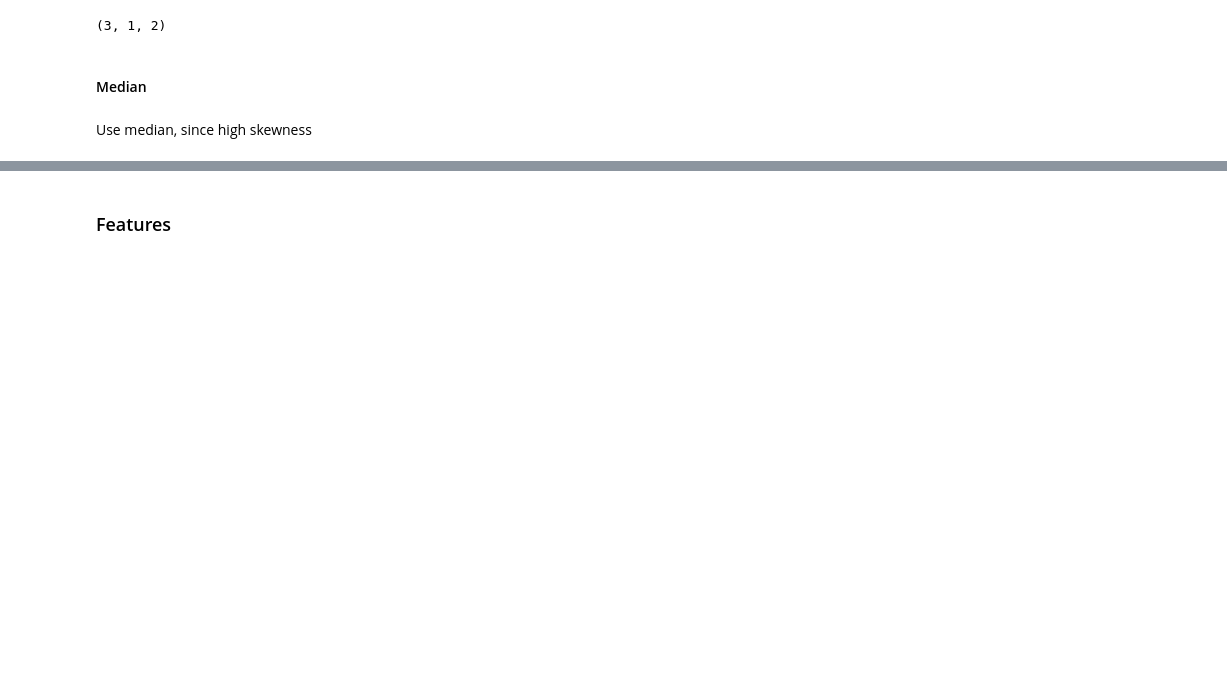
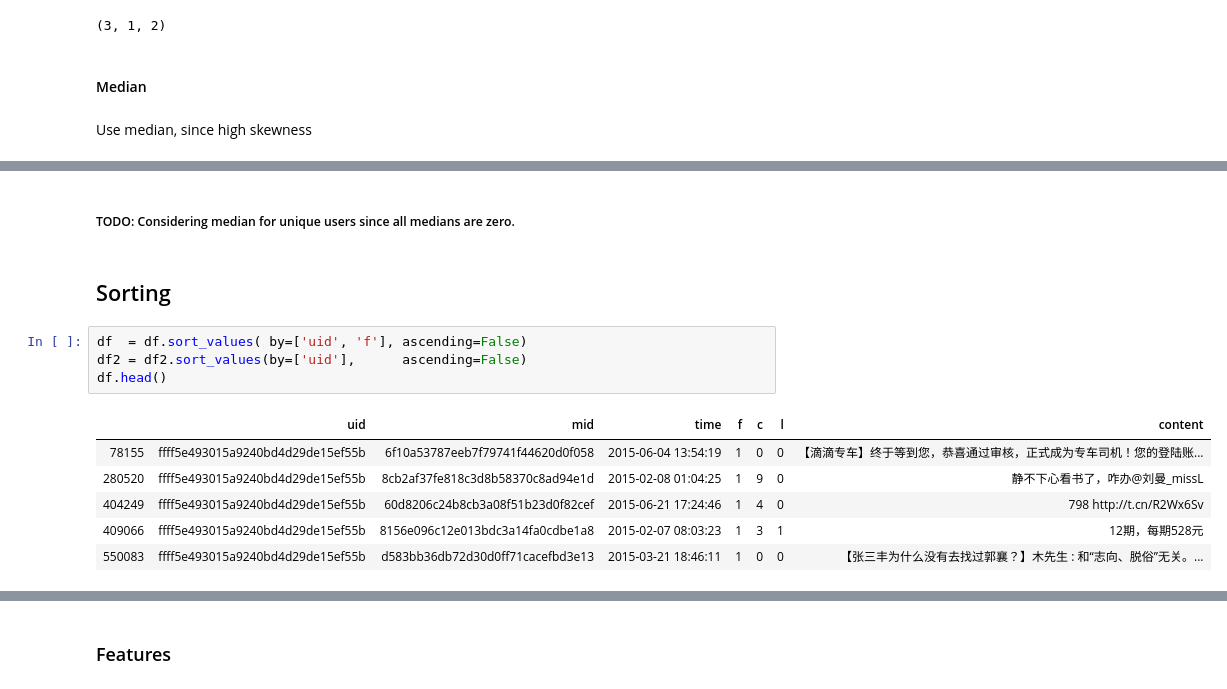
Before and after one commit to reycn/PHBS_BIGDATA_2019, a Jupyter notebook: Project/analyze.ipynb, the cells around one changed output, grey strips where cells are left out. Saved outputs shown, nothing was run; the diff lists cells and outputs as text; blank space fills up the shorter version.

```diff
--- a/Project/analyze.ipynb
+++ b/Project/analyze.ipynb
@@ -154,2 +155,17 @@ forward_median, comment_median, like_median
 # %% [output]
 (0, 0, 0)
+# %% [markdown]
+##### TODO: Considering median for unique users since all medians are zero.
+# %% [markdown]
+## Sorting
+# %%
+df  = df.sort_values( by=['uid', 'f'], ascending=False)
+df2 = df2.sort_values(by=['uid'],      ascending=False)
+df.head()
+# %% [output]
+|  | uid | mid | time | f | c | l | content |
+| 78155 | ffff5e493015a9240bd4d29de15ef55b | 6f10a53787eeb7f79741f44620d0f058 | 2015-06-04 13:54:19 | 1 | 0 | 0 | 【滴滴专车】终于等到您，恭喜通过审核，正式成为专车司机！您的登陆账... |
+| 280520 | ffff5e493015a9240bd4d29de15ef55b | 8cb2af37fe818c3d8b58370c8ad94e1d | 2015-02-08 01:04:25 | 1 | 9 | 0 | 静不下心看书了，咋办@刘曼_missL |
+| 404249 | ffff5e493015a9240bd4d29de15ef55b | 60d8206c24b8cb3a08f51b23d0f82cef | 2015-06-21 17:24:46 | 1 | 4 | 0 | 798 http://t.cn/R2Wx6Sv |
+| 409066 | ffff5e493015a9240bd4d29de15ef55b | 8156e096c12e013bdc3a14fa0cdbe1a8 | 2015-02-07 08:03:23 | 1 | 3 | 1 | 12期，每期528元 |
+| 550083 | ffff5e493015a9240bd4d29de15ef55b | d583bb36db72d30d0ff71cacefbd3e13 | 2015-03-21 18:46:11 | 1 | 0 | 0 | 【张三丰为什么没有去找过郭襄？】木先生 : 和“志向、脱俗”无关。... |
```
Also changed, not shown: parts of 24 cells of this notebook, 3 other files.
